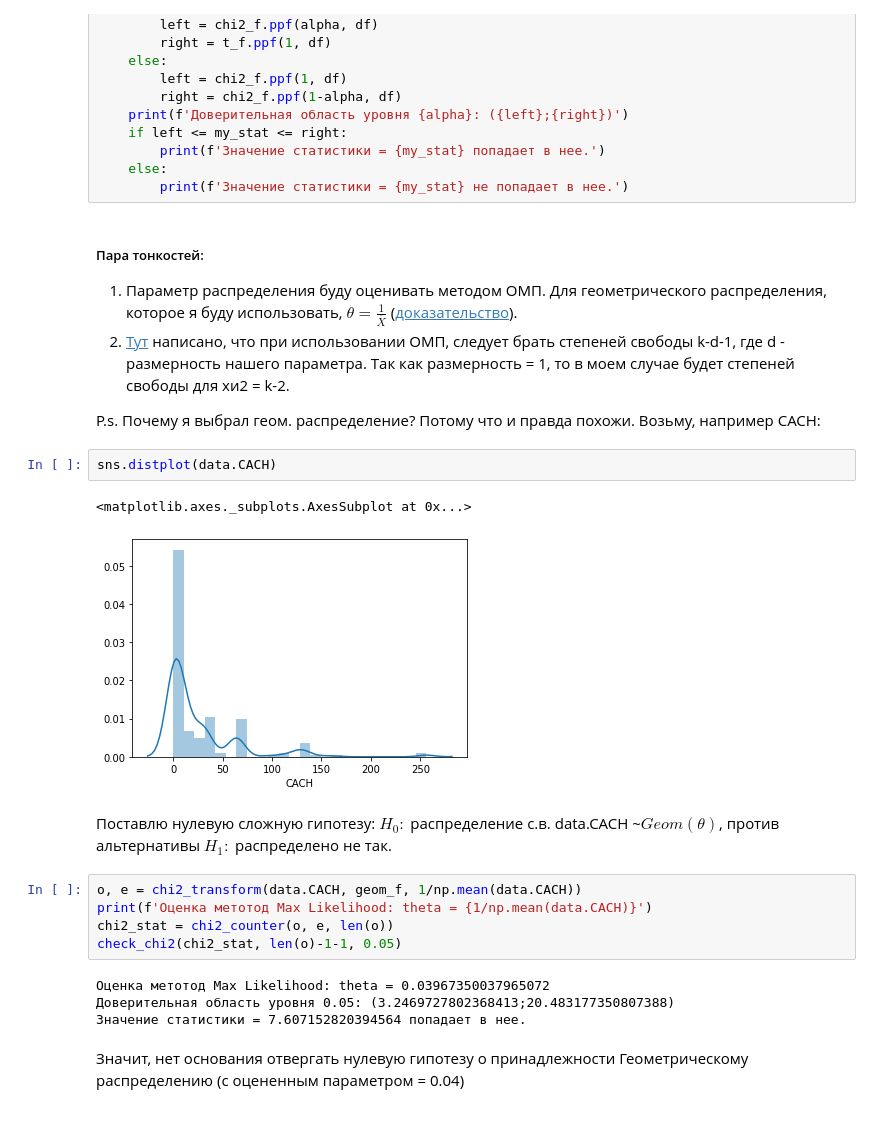
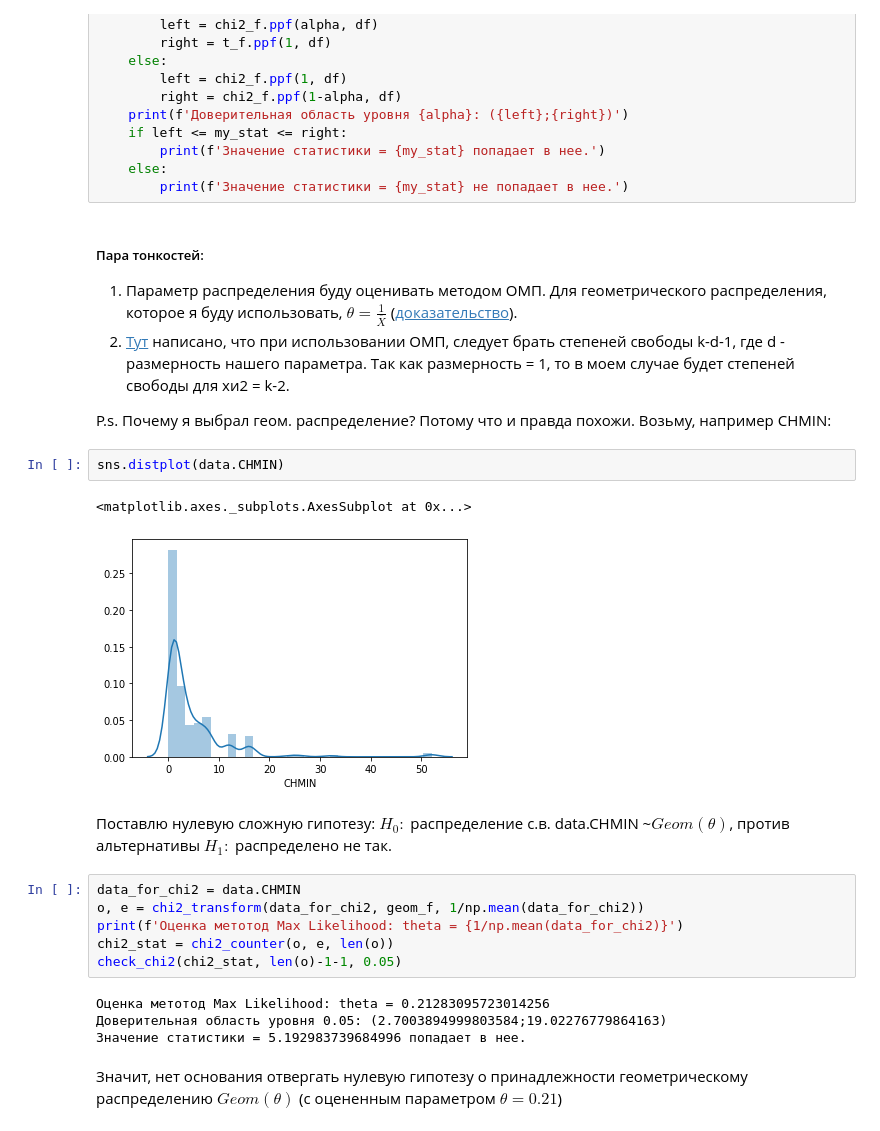
Before and after one commit to TohaRhymes/statistics, a Jupyter notebook: module_hw2/task.ipynb, the cells around one changed output. Drawn from its saved outputs; the diff is of its cells as text.

```diff
--- a/module_hw2/task.ipynb
+++ b/module_hw2/task.ipynb
@@ -641,22 +640,23 @@ def check_chi2(my_stat, df, alpha, both = True, left = False):
 1. Параметр распределения буду оценивать методом ОМП. Для геометрического распределения, которое я буду использовать, $\theta = \frac{1}{\overline{X}}$ ([доказательство](https://www.matburo.ru/Examples/Files/ms_mmp_5.pdf)).
 2. [Тут](http://www.machinelearning.ru/wiki/index.php?title=%D0%9A%D1%80%D0%B8%D1%82%D0%B5%D1%80%D0%B8%D0%B9_%D1%85%D0%B8-%D0%BA%D0%B2%D0%B0%D0%B4%D1%80%D0%B0%D1%82) написано, что при использовании ОМП, следует брать степеней свободы k-d-1, где d - размерность нашего параметра. Так как размерность = 1, то в моем случае будет степеней свободы для хи2 = k-2.
 
-P.s. Почему я выбрал геом. распределение? Потому что и правда похожи. Возьму, например CACH:
+P.s. Почему я выбрал геом. распределение? Потому что и правда похожи. Возьму, например CHMIN:
 # %%
-sns.distplot(data.CACH)
+sns.distplot(data.CHMIN)
 # %% [output]
 <matplotlib.axes._subplots.AxesSubplot at 0x...>
-[figure, old version]
+[figure, new version]
 # %% [markdown]
-Поставлю нулевую сложную гипотезу: $H_0: $ распределение с.в. data.CACH ~$Geom(\theta)$, против альтернативы $H_1: $ распределено не так.
+Поставлю нулевую сложную гипотезу: $H_0: $ распределение с.в. data.CHMIN ~$Geom(\theta)$, против альтернативы $H_1: $ распределено не так.
 # %%
-o, e = chi2_transform(data.CACH, geom_f, 1/np.mean(data.CACH))
-print(f'Оценка метотод Max Likelihood: theta = {1/np.mean(data.CACH)}')
+data_for_chi2 = data.CHMIN
+o, e = chi2_transform(data_for_chi2, geom_f, 1/np.mean(data_for_chi2))
+print(f'Оценка метотод Max Likelihood: theta = {1/np.mean(data_for_chi2)}')
 chi2_stat = chi2_counter(o, e, len(o))
 check_chi2(chi2_stat, len(o)-1-1, 0.05)
 # %% [output]
-Оценка метотод Max Likelihood: theta = 0.03967350037965072
-Доверительная область уровня 0.05: (3.2469727802368413;20.483177350807388)
-Значение статистики = 7.607152820394564 попадает в нее.
+Оценка метотод Max Likelihood: theta = 0.21283095723014256
+Доверительная область уровня 0.05: (2.7003894999803584;19.02276779864163)
+Значение статистики = 5.192983739684996 попадает в нее.
 # %% [markdown]
-Значит, нет основания отвергать нулевую гипотезу о принадлежности Геометрическому распределению (с оцененным параметром = 0.04)
+Значит, нет основания отвергать нулевую гипотезу о принадлежности геометрическому распределению $Geom(\theta)$ (с оцененным параметром $\theta= 0.21$)
```
Also changed, not shown: parts of 5 cells of this notebook.
